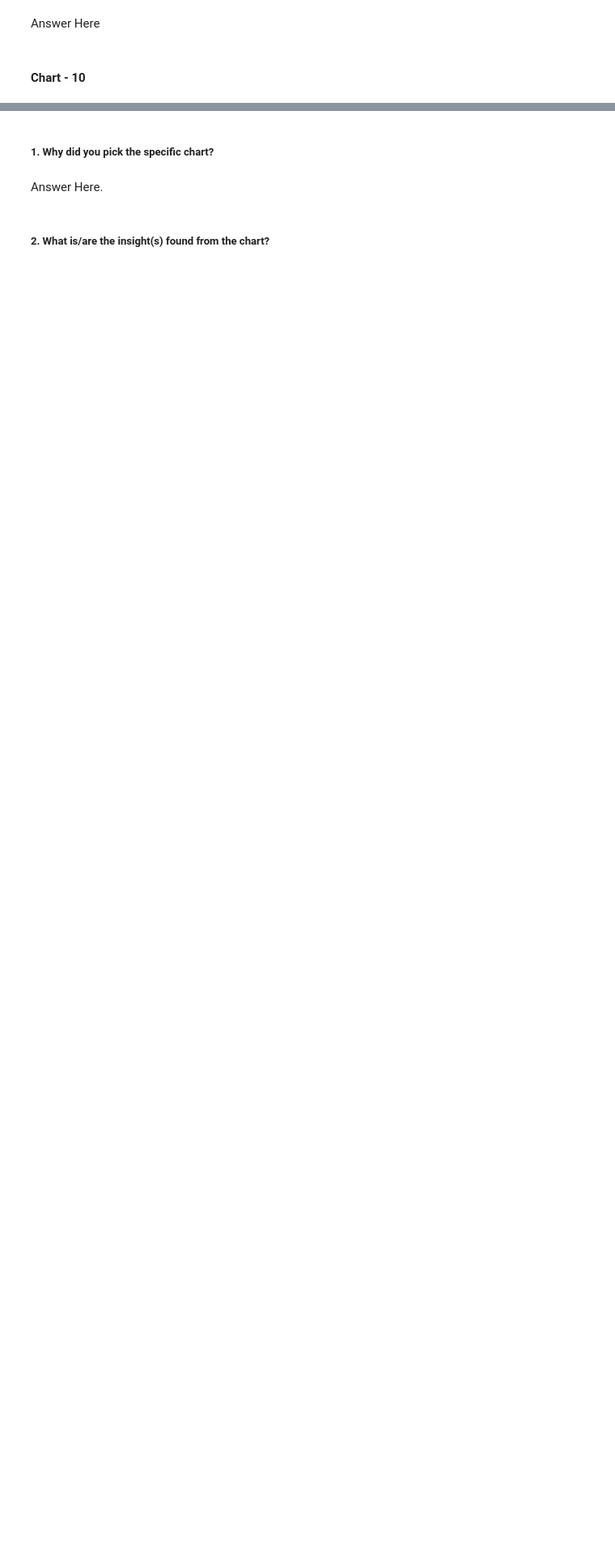
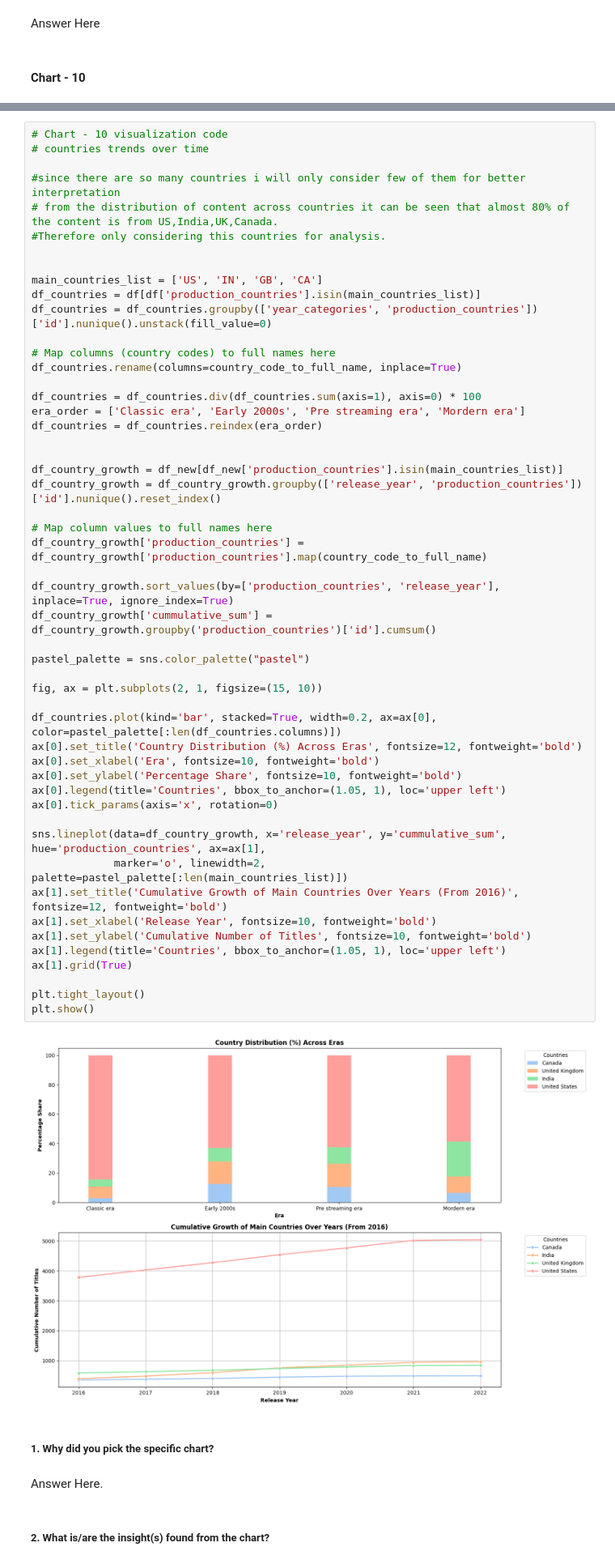
Before and after one commit to Giraj12/EDA--Capstone-Project, a Jupyter notebook: Amazon_Shows_EDA_.ipynb, the cells around one changed output, grey strips where cells are left out. Shown at 81% size. Drawn from its saved outputs; the diff is of its cells as text; blank space fills up the shorter version.

```diff
--- a/Amazon_Shows_EDA_.ipynb
+++ b/Amazon_Shows_EDA_.ipynb
@@ -1537,3 +1700,56 @@ Answer Here
+# %%
+# Chart - 10 visualization code
+# countries trends over time
+
+#since there are so many countries i will only consider few of them for better interpretation
+# from the distribution of content across countries it can be seen that almost 80% of the content is from US,India,UK,Canada.
+#Therefore only considering this countries for analysis.
+
+
+main_countries_list = ['US', 'IN', 'GB', 'CA']
+df_countries = df[df['production_countries'].isin(main_countries_list)]
+df_countries = df_countries.groupby(['year_categories', 'production_countries'])['id'].nunique().unstack(fill_value=0)
+
+# Map columns (country codes) to full names here
+df_countries.rename(columns=country_code_to_full_name, inplace=True)
+
+df_countries = df_countries.div(df_countries.sum(axis=1), axis=0) * 100
+era_order = ['Classic era', 'Early 2000s', 'Pre streaming era', 'Mordern era']
+df_countries = df_countries.reindex(era_order)
+
+
+df_country_growth = df_new[df_new['production_countries'].isin(main_countries_list)]
+df_country_growth = df_country_growth.groupby(['release_year', 'production_countries'])['id'].nunique().reset_index()
+
+# Map column values to full names here
+df_country_growth['production_countries'] = df_country_growth['production_countries'].map(country_code_to_full_name)
+
+df_country_growth.sort_values(by=['production_countries', 'release_year'], inplace=True, ignore_index=True)
+df_country_growth['cummulative_sum'] = df_country_growth.groupby('production_countries')['id'].cumsum()
+
+pastel_palette = sns.color_palette("pastel")
+
+fig, ax = plt.subplots(2, 1, figsize=(15, 10))
+
+df_countries.plot(kind='bar', stacked=True, width=0.2, ax=ax[0], color=pastel_palette[:len(df_countries.columns)])
+ax[0].set_title('Country Distribution (%) Across Eras', fontsize=12, fontweight='bold')
+ax[0].set_xlabel('Era', fontsize=10, fontweight='bold')
+ax[0].set_ylabel('Percentage Share', fontsize=10, fontweight='bold')
+ax[0].legend(title='Countries', bbox_to_anchor=(1.05, 1), loc='upper left')
+ax[0].tick_params(axis='x', rotation=0)
+
+sns.lineplot(data=df_country_growth, x='release_year', y='cummulative_sum', hue='production_countries', ax=ax[1],
+             marker='o', linewidth=2, palette=pastel_palette[:len(main_countries_list)])
+ax[1].set_title('Cumulative Growth of Main Countries Over Years (From 2016)', fontsize=12, fontweight='bold')
+ax[1].set_xlabel('Release Year', fontsize=10, fontweight='bold')
+ax[1].set_ylabel('Cumulative Number of Titles', fontsize=10, fontweight='bold')
+ax[1].legend(title='Countries', bbox_to_anchor=(1.05, 1), loc='upper left')
+ax[1].grid(True)
+
+plt.tight_layout()
+plt.show()
+# %% [output]
+[figure, added]
 # %% [markdown]
 ##### 1. Why did you pick the specific chart?
 # %% [markdown]
```
Also changed, not shown: parts of 13 cells of this notebook.
